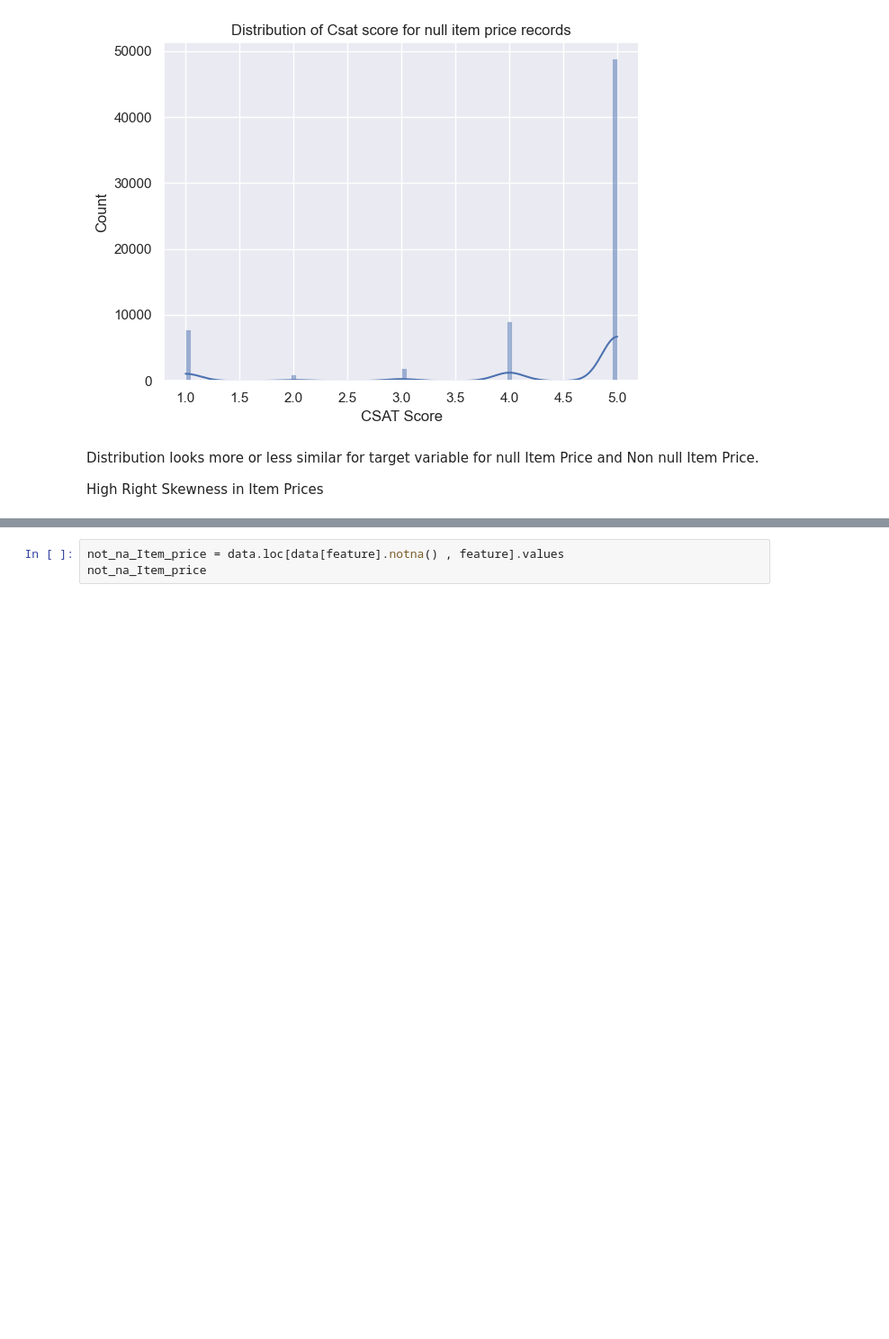
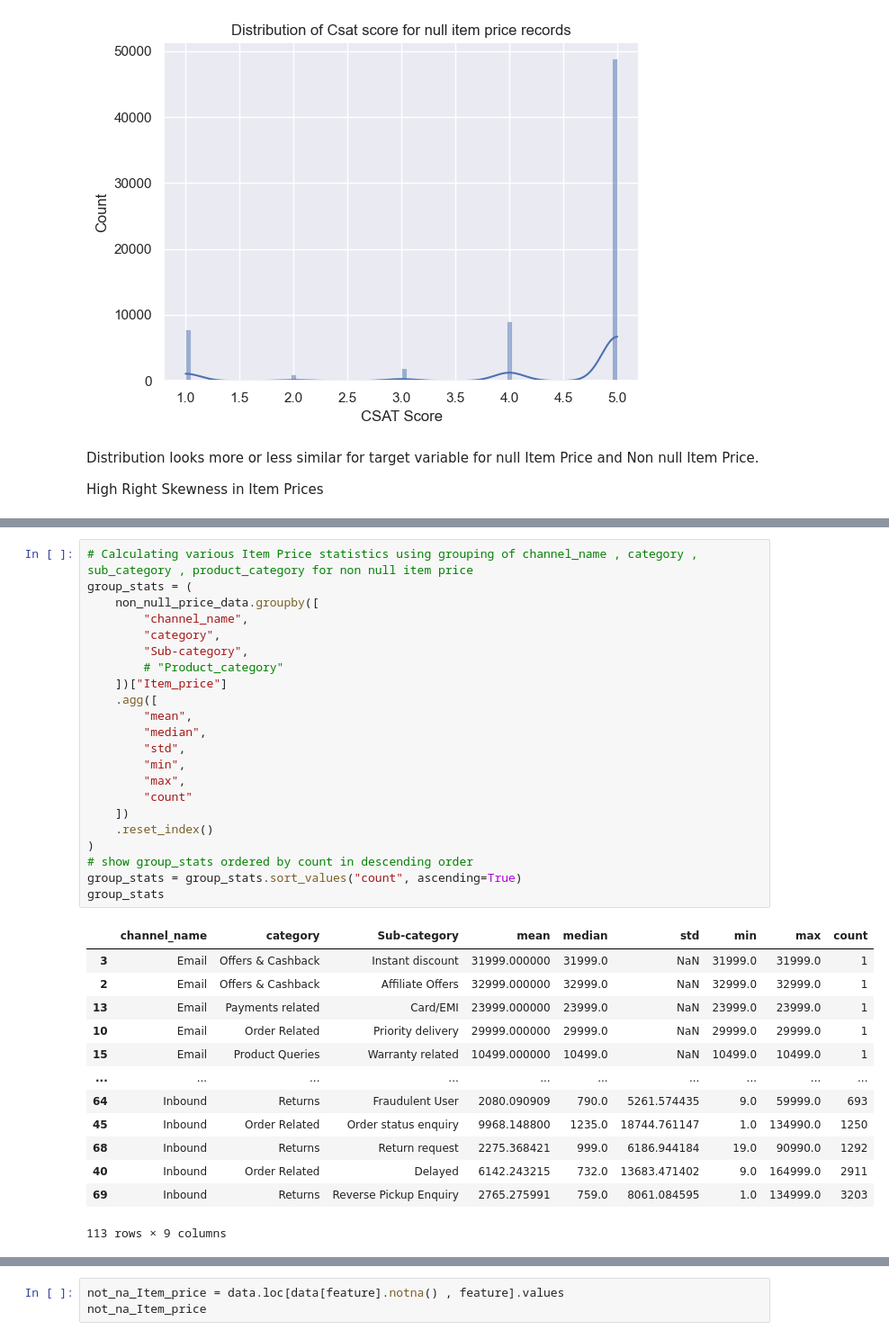
Before and after one commit to AnkurBhatt07/Customer-Satisfaction-Score-Prediction-using-ML-DL, a Jupyter notebook: notebooks/data_analysis1.ipynb, the cells around one changed output, grey strips where cells are left out. Shown at 90% size. Saved outputs shown, nothing was run; the diff lists cells and outputs as text; blank space fills up the shorter version.

```diff
--- a/notebooks/data_analysis1.ipynb
+++ b/notebooks/data_analysis1.ipynb
@@ -925,0 +987,36 @@ High Right Skewness in Item Prices
+# %%
+# Calculating various Item Price statistics using grouping of channel_name , category , sub_category , product_category for non null item price
+group_stats = (
+    non_null_price_data.groupby([
+        "channel_name",
+        "category",
+        "Sub-category",
+        # "Product_category"
+    ])["Item_price"]
+    .agg([
+        "mean",
+        "median",
+        "std",
+        "min",
+        "max",
+        "count"
+    ])
+    .reset_index()
+)
+# show group_stats ordered by count in descending order
+group_stats = group_stats.sort_values("count", ascending=True)
+group_stats
+# %% [output]
+|  | channel_name | category | Sub-category | mean | median | std | min | max | count |
+| 3 | Email | Offers & Cashback | Instant discount | 31999.000000 | 31999.0 | NaN | 31999.0 | 31999.0 | 1 |
+| 2 | Email | Offers & Cashback | Affiliate Offers | 32999.000000 | 32999.0 | NaN | 32999.0 | 32999.0 | 1 |
+| 13 | Email | Payments related | Card/EMI | 23999.000000 | 23999.0 | NaN | 23999.0 | 23999.0 | 1 |
+| 10 | Email | Order Related | Priority delivery | 29999.000000 | 29999.0 | NaN | 29999.0 | 29999.0 | 1 |
+| 15 | Email | Product Queries | Warranty related | 10499.000000 | 10499.0 | NaN | 10499.0 | 10499.0 | 1 |
+| ... | ... | ... | ... | ... | ... | ... | ... | ... | ... |
+| 64 | Inbound | Returns | Fraudulent User | 2080.090909 | 790.0 | 5261.574435 | 9.0 | 59999.0 | 693 |
+| 45 | Inbound | Order Related | Order status enquiry | 9968.148800 | 1235.0 | 18744.761147 | 1.0 | 134990.0 | 1250 |
+| 68 | Inbound | Returns | Return request | 2275.368421 | 999.0 | 6186.944184 | 19.0 | 90990.0 | 1292 |
+| 40 | Inbound | Order Related | Delayed | 6142.243215 | 732.0 | 13683.471402 | 9.0 | 164999.0 | 2911 |
+| 69 | Inbound | Returns | Reverse Pickup Enquiry | 2765.275991 | 759.0 | 8061.084595 | 1.0 | 134999.0 | 3203 |
+113 rows × 9 columns
```
Also changed, not shown: parts of 11 cells of this notebook, 3 other files.
